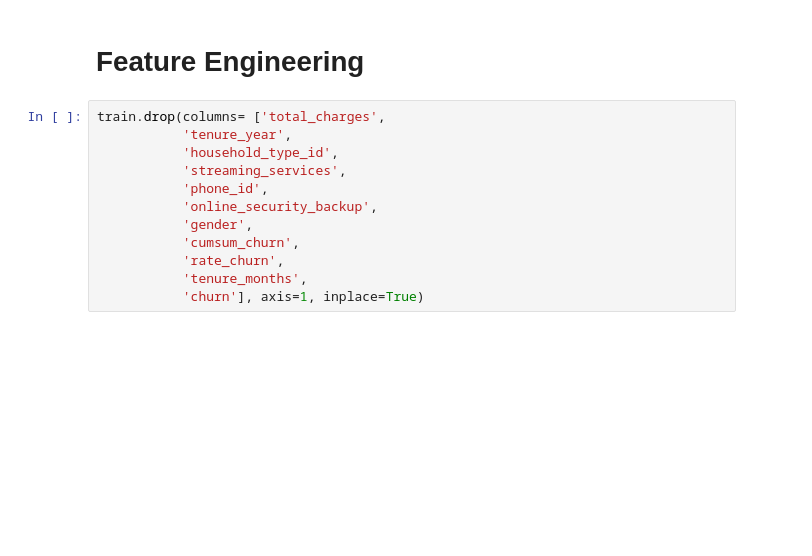
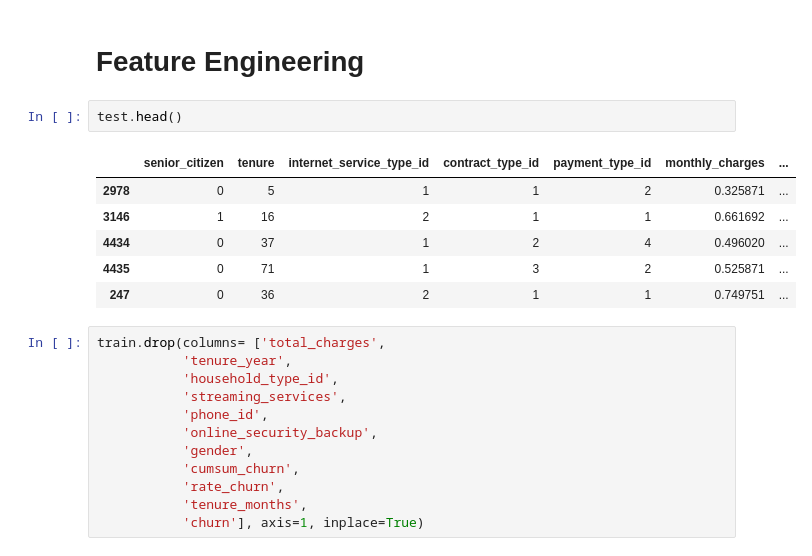
Before and after one commit to classification-project-steven-nicole/classification_project, a Jupyter notebook: classification_project-nicole.ipynb, the cells around one changed output. Cells and saved outputs as stored; diff of their text form; blank space fills up the shorter version.

```diff
--- a/classification_project-nicole.ipynb
+++ b/classification_project-nicole.ipynb
@@ -475,6 +485,15 @@ to be some sort of interaction or correlation, assume there is no causal relatio
 #senior_citizen: More likely to stop service for health/moving issues.
 # %% [markdown]
 # Feature Engineering
+# %%
+test.head()
+# %% [output]
+|  | senior_citizen | tenure | internet_service_type_id | contract_type_id | payment_type_id | monthly_charges | ... |
+| 2978 | 0 | 5 | 1 | 1 | 2 | 0.325871 | ... |
+| 3146 | 1 | 16 | 2 | 1 | 1 | 0.661692 | ... |
+| 4434 | 0 | 37 | 1 | 2 | 4 | 0.496020 | ... |
+| 4435 | 0 | 71 | 1 | 3 | 2 | 0.525871 | ... |
+| 247 | 0 | 36 | 2 | 1 | 1 | 0.749751 | ... |
 # %%
 train.drop(columns= ['total_charges',
            'tenure_year',
```
Also changed, not shown: parts of 9 cells of this notebook.
